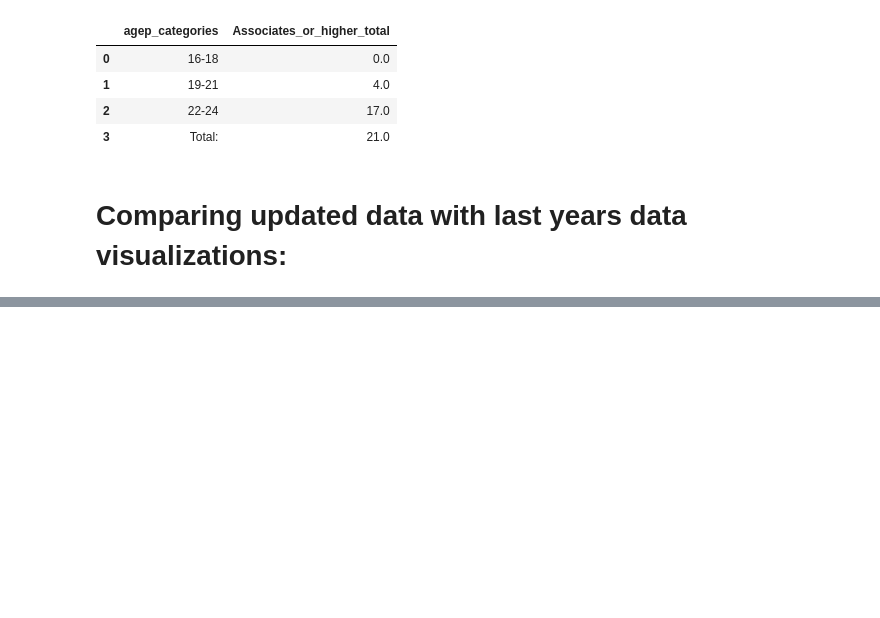
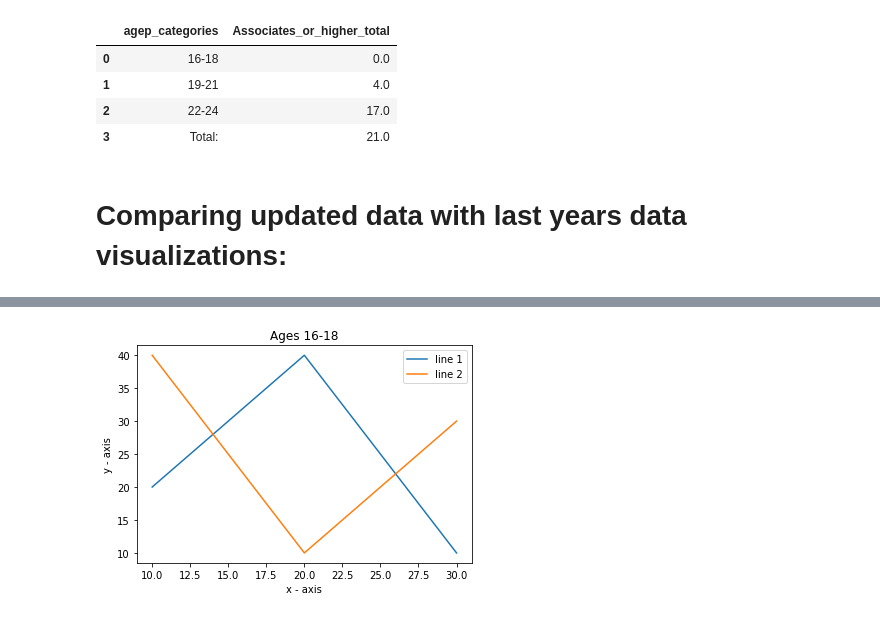
Before and after one commit to cenuno/opportunity_youth, a Jupyter notebook: notebooks/report/index.ipynb, the cells around one changed output, grey strips where cells are left out. Cells and saved outputs as stored; diff of their text form; code cells hidden in the pictures; blank space fills up the shorter version.

```diff
--- a/notebooks/report/index.ipynb
+++ b/notebooks/report/index.ipynb
@@ -582,0 +641,26 @@ df_degree_associate_or_higher_agg_total.fillna('Total:')
+# %%
+x1 = {'opp_youth':391, 'work_without_diploma': 187, 'not_opp_youth':2803}
+x2 = {'opp_youth':2805, 'work_without_diploma': 587, 'not_opp_youth':46661}
+
+
+
+x1 = [10,20,30]
+y1 = [20,40,10]
+# plotting the line 1 points
+plt.plot(x1, y1, label = "line 1")
+# line 2 points
+x2 = [10,20,30]
+y2 = [40,10,30]
+# plotting the line 2 points
+plt.plot(x2, y2, label = "line 2")
+plt.xlabel('x - axis')
+# Set the y axis label of the current axis.
+plt.ylabel('y - axis')
+# Set a title of the current axes.
+plt.title('Ages 16-18')
+# show a legend on the plot
+plt.legend()
+# Display a figure.
+plt.show()
+# %% [output]
+[figure, added]
```
Also changed, not shown: parts of 13 cells of this notebook, 3 other files.
